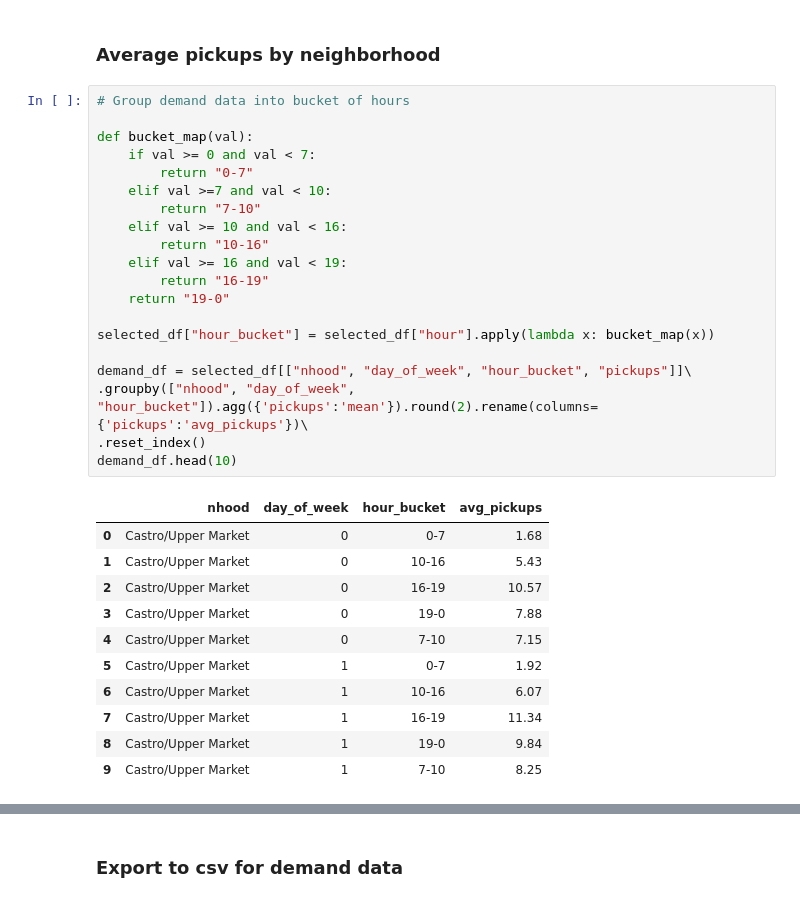
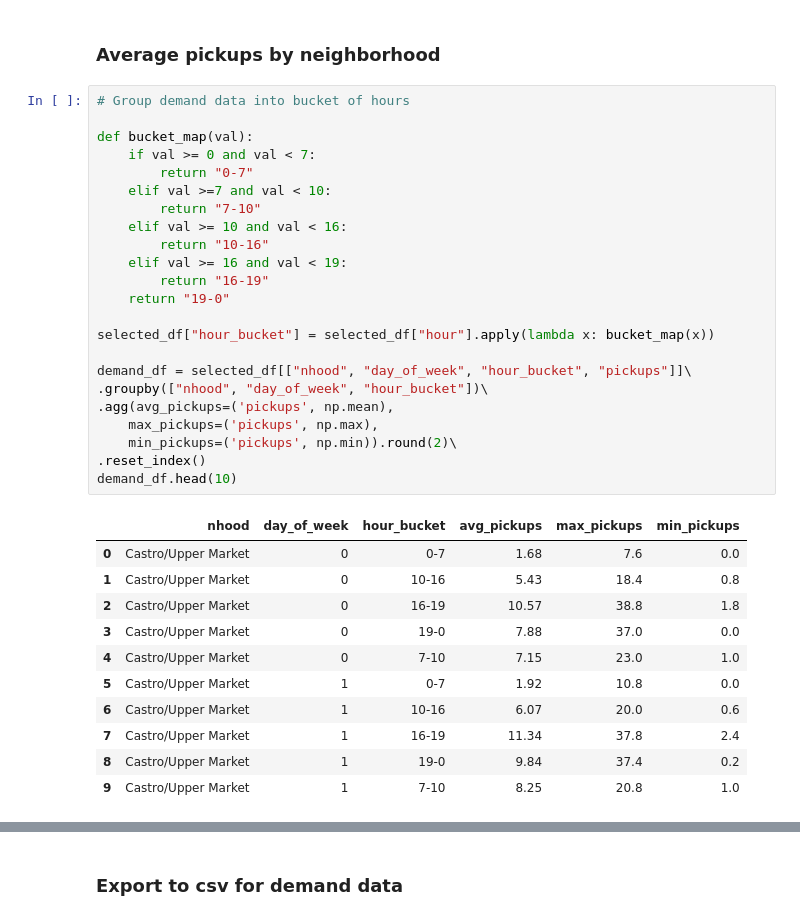
Before and after one commit to hcao2015/driver_schedule_optimization, a Jupyter notebook: Demand Analysis.ipynb, the cells around one changed output, grey strips where cells are left out. Drawn from its saved outputs; the diff is of its cells as text.

Commit message:
Add max and min pickups in demand data

```diff
--- a/Demand Analysis.ipynb
+++ b/Demand Analysis.ipynb
@@ -135,35 +135,38 @@ cx.add_basemap(ax, crs=gdf.crs.to_string());
 # %%
 # Group demand data into bucket of hours
 
 def bucket_map(val):
     if val >= 0 and val < 7:
         return "0-7"
     elif val >=7 and val < 10:
         return "7-10"
     elif val >= 10 and val < 16:
         return "10-16"
     elif val >= 16 and val < 19:
         return "16-19"
     return "19-0"
 
 selected_df["hour_bucket"] = selected_df["hour"].apply(lambda x: bucket_map(x))
 
 demand_df = selected_df[["nhood", "day_of_week", "hour_bucket", "pickups"]]\
-.groupby(["nhood", "day_of_week", "hour_bucket"]).agg({'pickups':'mean'}).round(2).rename(columns={'pickups':'avg_pickups'})\
+.groupby(["nhood", "day_of_week", "hour_bucket"])\
+.agg(avg_pickups=('pickups', np.mean),
+    max_pickups=('pickups', np.max),
+    min_pickups=('pickups', np.min)).round(2)\
 .reset_index()
 demand_df.head(10)
 # %% [output]
-|  | nhood | day_of_week | hour_bucket | avg_pickups |
-| 0 | Castro/Upper Market | 0 | 0-7 | 1.68 |
-| 1 | Castro/Upper Market | 0 | 10-16 | 5.43 |
-| 2 | Castro/Upper Market | 0 | 16-19 | 10.57 |
-| 3 | Castro/Upper Market | 0 | 19-0 | 7.88 |
-| 4 | Castro/Upper Market | 0 | 7-10 | 7.15 |
-| 5 | Castro/Upper Market | 1 | 0-7 | 1.92 |
-| 6 | Castro/Upper Market | 1 | 10-16 | 6.07 |
-| 7 | Castro/Upper Market | 1 | 16-19 | 11.34 |
-| 8 | Castro/Upper Market | 1 | 19-0 | 9.84 |
-| 9 | Castro/Upper Market | 1 | 7-10 | 8.25 |
+|  | nhood | day_of_week | hour_bucket | avg_pickups | max_pickups | min_pickups |
+| 0 | Castro/Upper Market | 0 | 0-7 | 1.68 | 7.6 | 0.0 |
+| 1 | Castro/Upper Market | 0 | 10-16 | 5.43 | 18.4 | 0.8 |
+| 2 | Castro/Upper Market | 0 | 16-19 | 10.57 | 38.8 | 1.8 |
+| 3 | Castro/Upper Market | 0 | 19-0 | 7.88 | 37.0 | 0.0 |
+| 4 | Castro/Upper Market | 0 | 7-10 | 7.15 | 23.0 | 1.0 |
+| 5 | Castro/Upper Market | 1 | 0-7 | 1.92 | 10.8 | 0.0 |
+| 6 | Castro/Upper Market | 1 | 10-16 | 6.07 | 20.0 | 0.6 |
+| 7 | Castro/Upper Market | 1 | 16-19 | 11.34 | 37.8 | 2.4 |
+| 8 | Castro/Upper Market | 1 | 19-0 | 9.84 | 37.4 | 0.2 |
+| 9 | Castro/Upper Market | 1 | 7-10 | 8.25 | 20.8 | 1.0 |
 # %%
 # Make a numeric columns from nhood and hour_bucket so we can plug in our model easier
 
```
Also changed, not shown: parts of 7 cells of this notebook, 1 other file.
